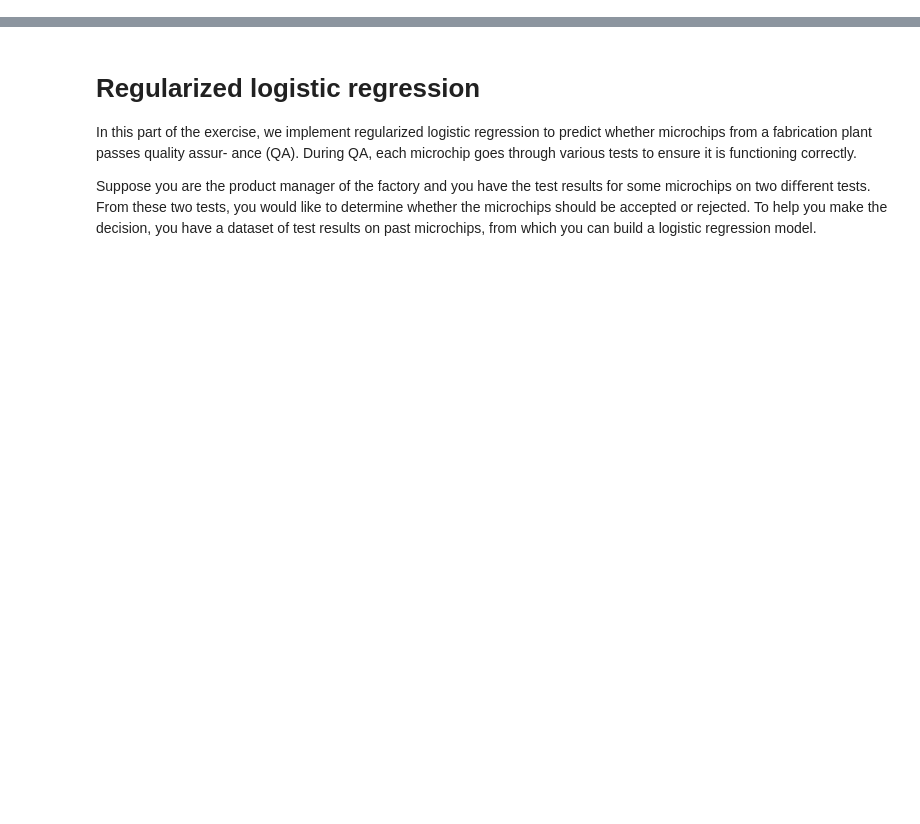
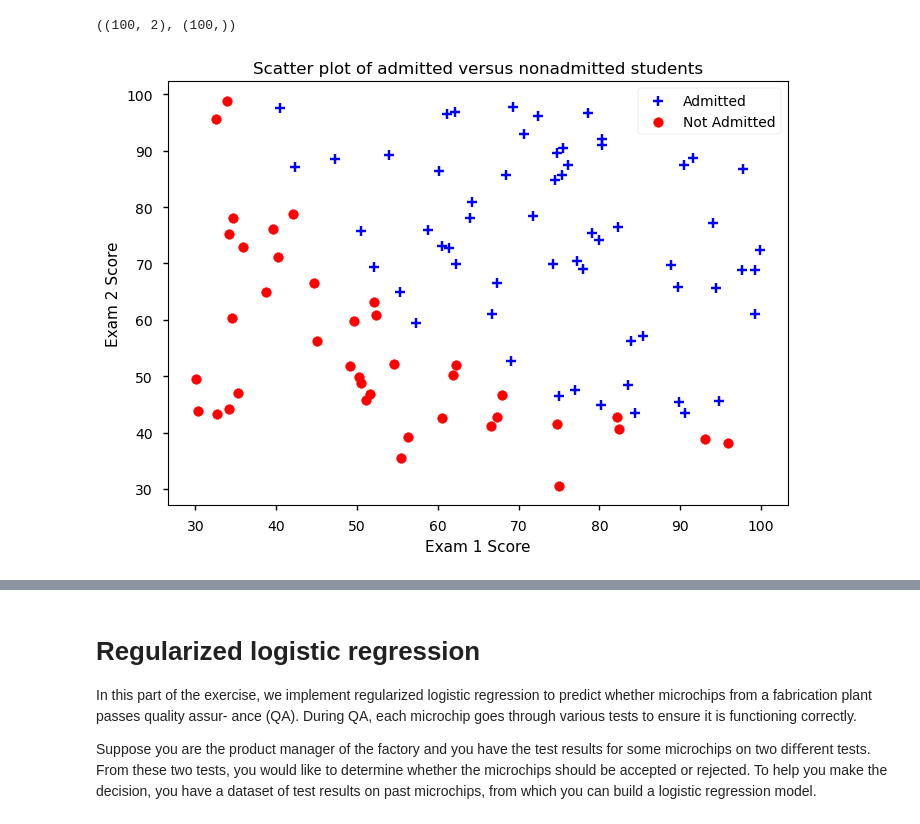
Before and after one commit to samisaf/Learning-AI, a Jupyter notebook: Coursera - Octave Machine Learning/02 Logistic Regression.ipynb, the cells around one changed output, grey strips where cells are left out. Cells and saved outputs as stored; diff of their text form; code cells hidden in the pictures; blank space fills up the shorter version.

```diff
--- a/Coursera - Octave Machine Learning/02 Logistic Regression.ipynb
+++ b/Coursera - Octave Machine Learning/02 Logistic Regression.ipynb
@@ -20,0 +11,9 @@ plt.style.use('ggplot')
+# %%
+# Assume plot-data helper function
+def plotData(X, y, labels=[0, 1]):
+    """
+    Plot data points with `+` for positive and `o` for negative examples.
+    X is assumed to be Mx2 matrix.
+    """
+    plt.scatter(X[y == 1][:, 0], X[y == 1][:, 1], marker='+', label=labels[1], color='b')
+    plt.scatter(X[y == 0][:, 0], X[y == 0][:, 1], marker='o', label=labels[0], color='r')
@@ -20,0 +91,18 @@ plt.style.use('ggplot')
+# %%
+data1txt = open('./data/ex2data1.txt').read().replace('\n', ';')
+data1 = np.mat(data1txt[:-1])
+data1 = np.array(data1)
+X1 = np.array(data1[:, 0:-1])
+y1 = np.array(data1[:, -1]).flatten()
+X1.shape, y1.shape
+# %% [output]
+((100, 2), (100,))
+# %%
+plotData(X1[:, 0:2], y1, labels=["Not Admitted", "Admitted"])
+plt.xlabel('Exam 1 Score')
+plt.ylabel('Exam 2 Score')
+plt.title('Scatter plot of admitted versus nonadmitted students')
+plt.legend()
+plt.show()
+# %% [output]
+[figure, added]
```
Also changed, not shown: parts of 49 cells of this notebook, 7 other files.
